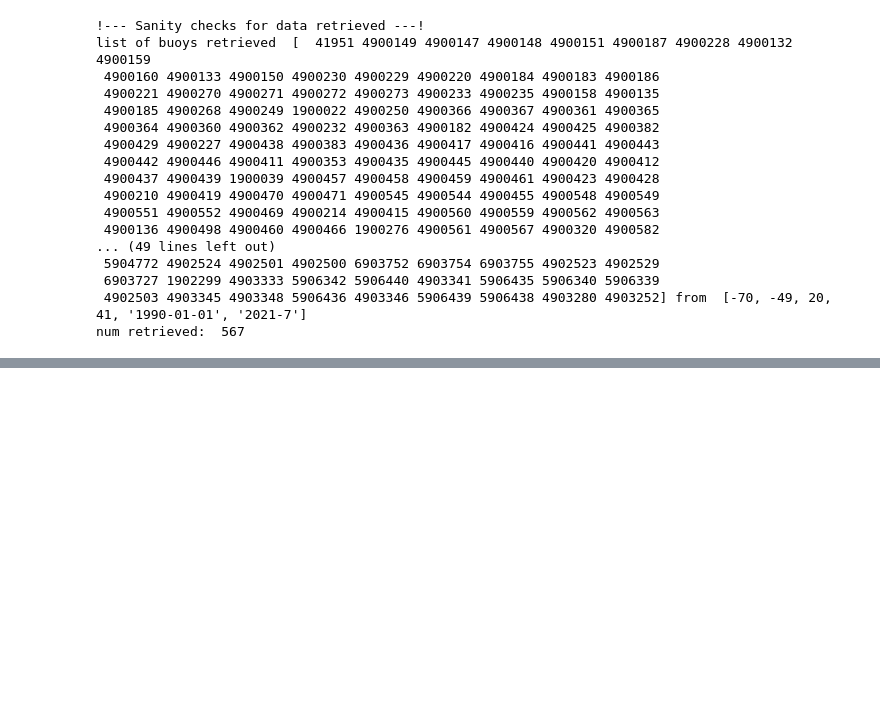
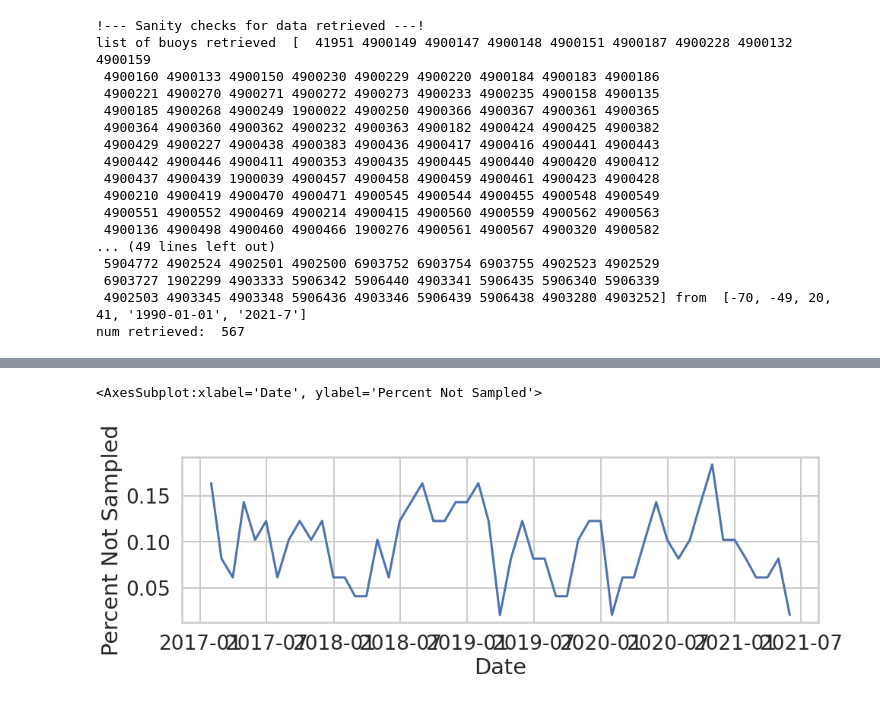
Before and after one commit to nouyang/oceansim, a Jupyter notebook: 9- Plots.ipynb, the cells around one changed output, grey strips where cells are left out. Drawn from its saved outputs; the diff is of its cells as text; code cells hidden in the pictures; blank space fills up the shorter version.

```diff
--- a/9- Plots.ipynb
+++ b/9- Plots.ipynb
@@ -130,0 +229,6 @@ hi
+# %%
+sns.lineplot(data=df, x="Date", y="Percent Not Sampled",markers=True,)
+#sns.set(rc={"figure.figsize":(20, 8)}) #width=3, #height=4
+# %% [output]
+<AxesSubplot:xlabel='Date', ylabel='Percent Not Sampled'>
+[figure, added]
```
Also changed, not shown: parts of 9 cells of this notebook, 1 other file.
